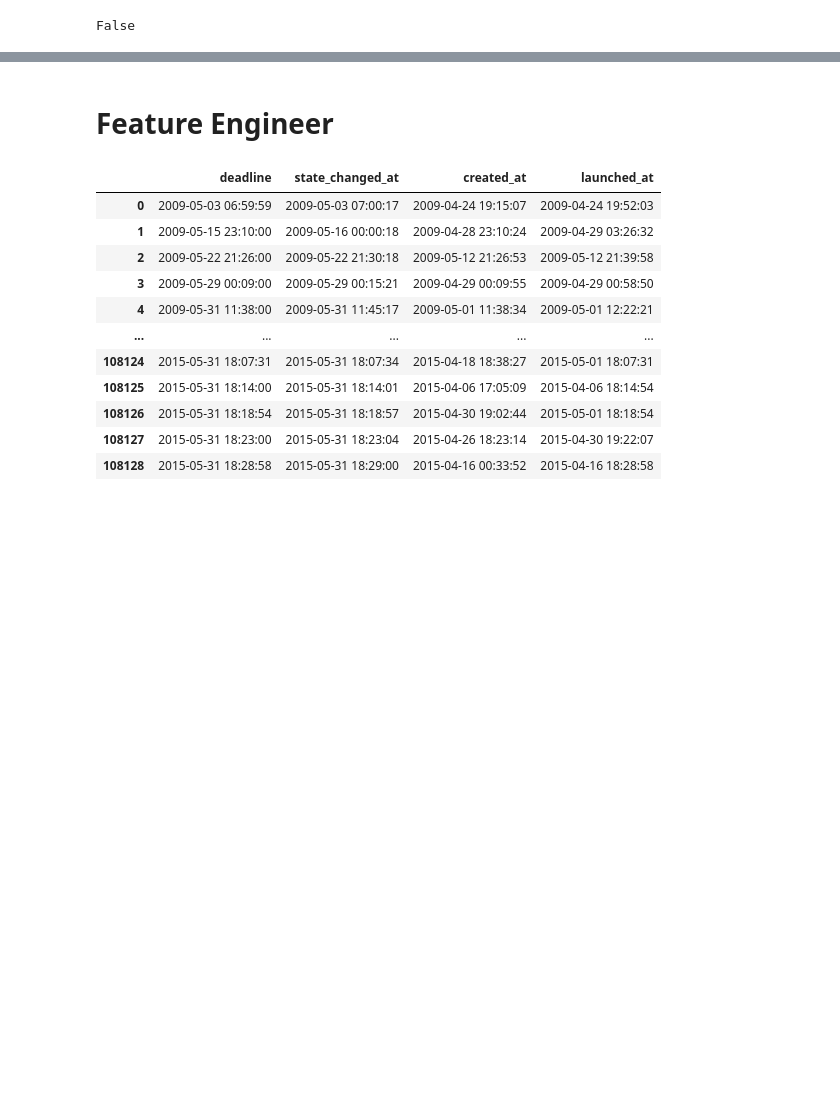
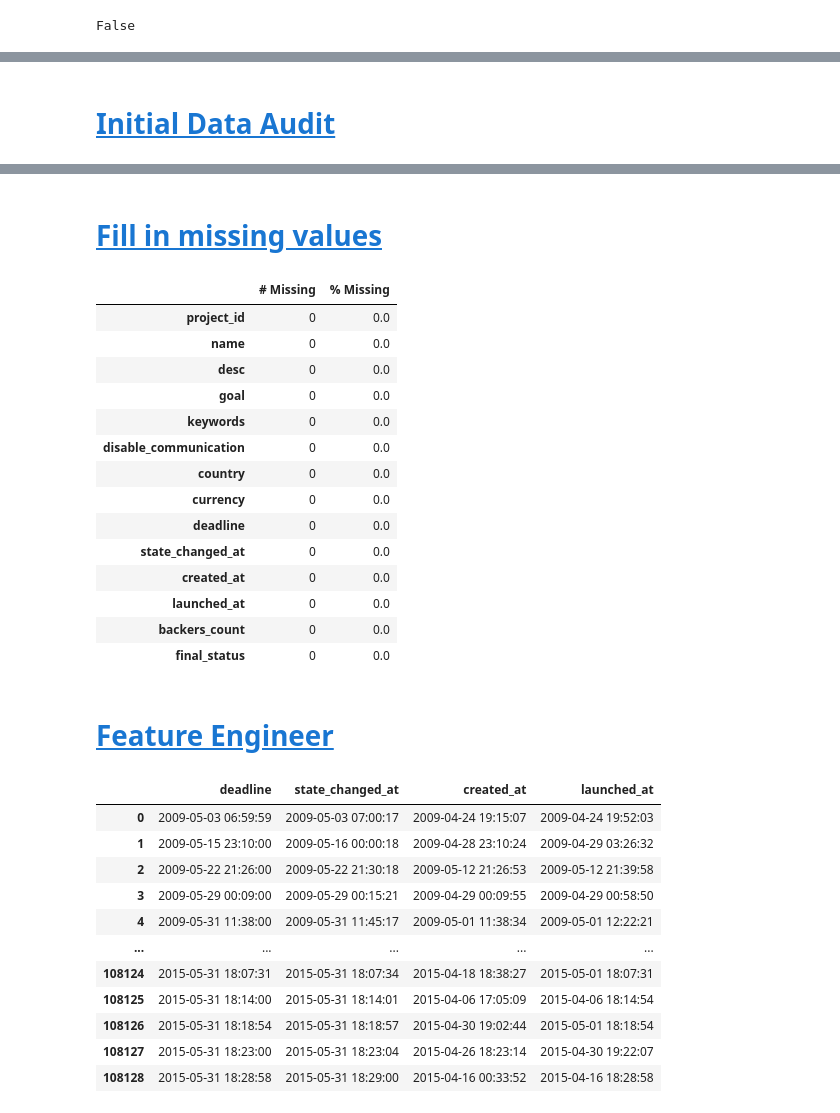
Before and after one commit to SimeonHristov99/kcikstarter, a Jupyter notebook: 01_Scripts/01_Load_data.ipynb, the cells around one changed output, grey strips where cells are left out. Saved outputs shown, nothing was run; the diff lists cells and outputs as text; code cells hidden in the pictures; blank space fills up the shorter version.

```diff
--- a/01_Scripts/01_Load_data.ipynb
+++ b/01_Scripts/01_Load_data.ipynb
@@ -152,7 +181,9 @@ False
+# %% [markdown]
+# <a id='toc6_'></a>[Initial Data Audit](#toc0_)
 # %%
-data_audit_initial = DataAudit()
-data_audit_initial.fit(df_development, df_development['final_status'])
-data_audit_initial.view_summary()
+data_audit_full = DataAudit()
+data_audit_full.fit(df_development, df_development['final_status'])
+data_audit_full.view_summary()
 # %% [output]
 |  | VARIABLE | LABEL | TYPE | % UNIQUE | % MISSING | MEAN | STD | MIN | 50% | MAX | COMMENT |
 | 0 | project_id | . | object | 1.0000 | 0.0000 | NaN | <NA> | NaN | NaN | NaN | . |
@@ -174,5 +203,30 @@ data_audit_initial.view('name', display_only=False).to_clipboard()
+# %% [markdown]
+# <a id='toc7_'></a>[Fill in missing values](#toc0_)
+# %%
+features_with_missing = ['desc', 'name']
+df_development[features_with_missing] = df_development[features_with_missing].fillna('""')
+pd.concat([
+    df_development.isna().sum().sort_values(ascending=False),
+    df_development.isna().mean(),
+], axis=1, keys=['# Missing', '% Missing'])
+# %% [output]
+|  | # Missing | % Missing |
+| project_id | 0 | 0.0 |
+| name | 0 | 0.0 |
+| desc | 0 | 0.0 |
+| goal | 0 | 0.0 |
+| keywords | 0 | 0.0 |
+| disable_communication | 0 | 0.0 |
+| country | 0 | 0.0 |
+| currency | 0 | 0.0 |
+| deadline | 0 | 0.0 |
+| state_changed_at | 0 | 0.0 |
+| created_at | 0 | 0.0 |
+| launched_at | 0 | 0.0 |
+| backers_count | 0 | 0.0 |
+| final_status | 0 | 0.0 |
 # %% [markdown]
-# Feature Engineer
+# <a id='toc8_'></a>[Feature Engineer](#toc0_)
 # %%
 df_development.select_dtypes('datetime')
 # %% [output]
```
Also changed, not shown: parts of 34 cells of this notebook, 6 other files.
